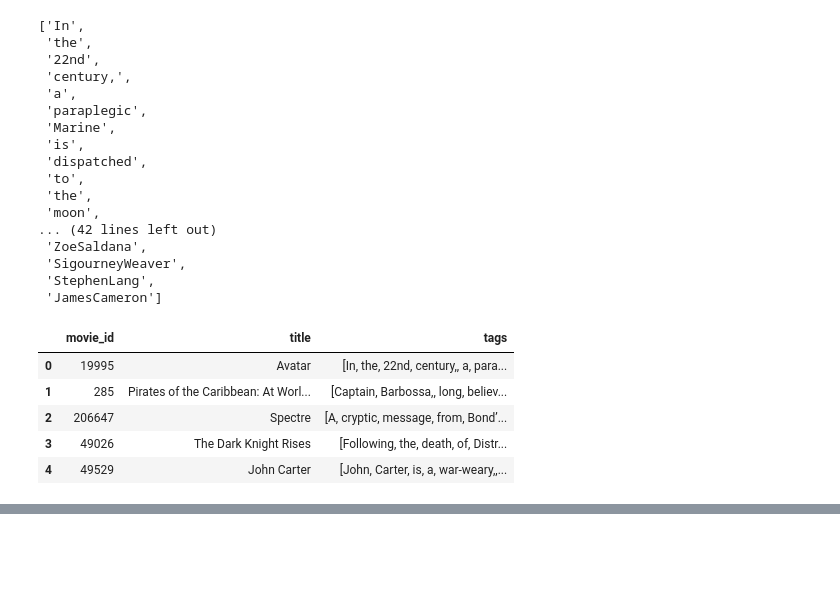
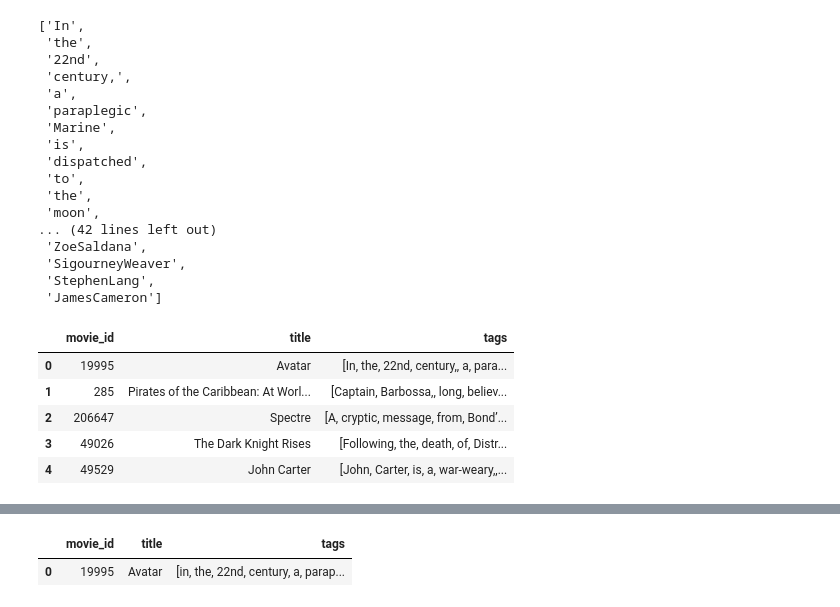
Before and after one commit to OmarIsmail11/Content-Based-Movie-Recommender, a Jupyter notebook: dataProcessing.ipynb, the cells around one changed output, grey strips where cells are left out. Cells and saved outputs as stored; diff of their text form; code cells hidden in the pictures; blank space fills up the shorter version.

```diff
--- a/dataProcessing.ipynb
+++ b/dataProcessing.ipynb
@@ -547,0 +568,5 @@ movies.head()
+# %%
+import re
+
+def cleanWord(word):
+    return re.sub(r'\W+', '', word)
@@ -547,0 +578,3 @@ movies.head()
+# %%
+movies["tags"] = movies["tags"].apply(lambda words: [cleanWord(word).lower() for word in words])
+movies.iloc[0]["tags"]
@@ -547,0 +599,5 @@ movies.head()
+# %%
+movies.head(1)
+# %% [output]
+|  | movie_id | title | tags |
+| 0 | 19995 | Avatar | [in, the, 22nd, century, a, parap... |
```
Also changed, not shown: parts of 6 cells of this notebook.
